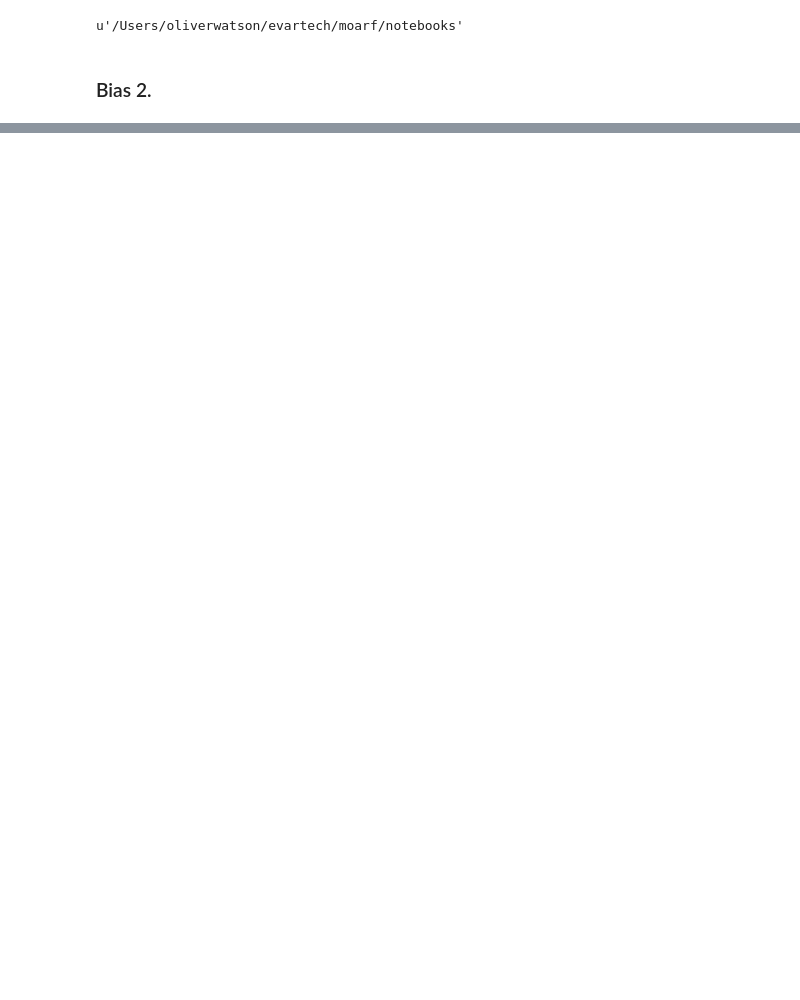
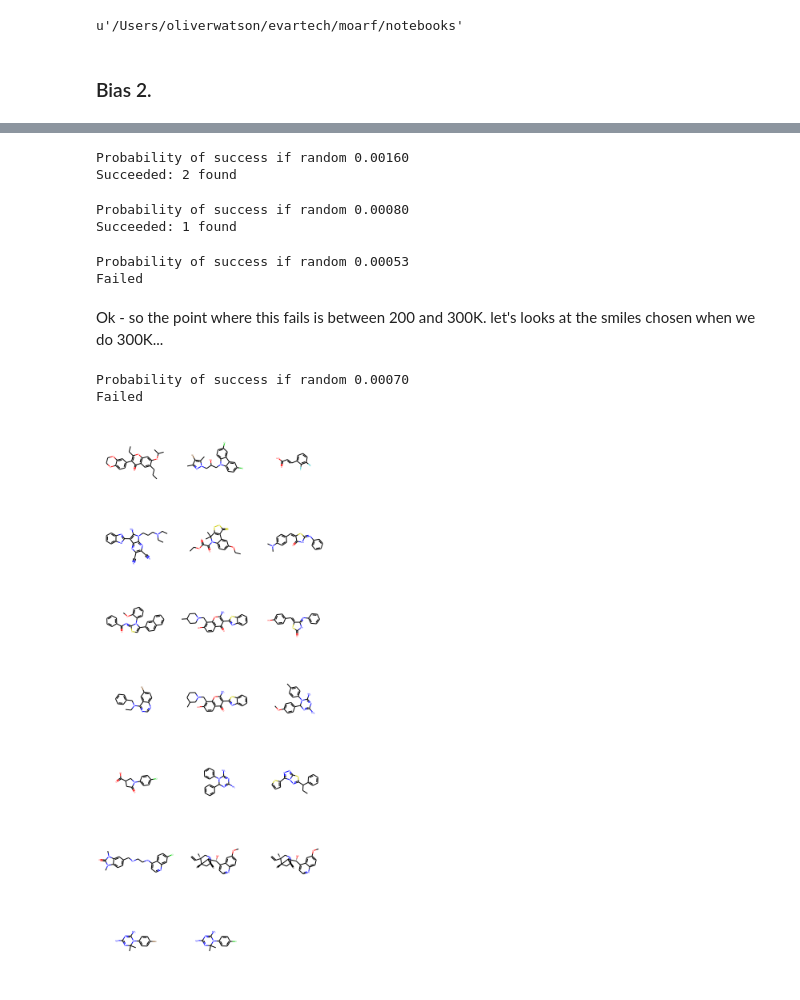
Before and after one commit to owatson/PenalizedPrediction, a Jupyter notebook: MalariaPaper.ipynb, the cells around one changed output, grey strips where cells are left out. Drawn from its saved outputs; the diff is of its cells as text; code cells hidden in the pictures; blank space fills up the shorter version.

```diff
--- a/MalariaPaper.ipynb
+++ b/MalariaPaper.ipynb
@@ -858,0 +937,59 @@ _ = plt.title('Estimate of fraction of actives as function of distance from an a
+# %%
+# first ~ 500K molport compounds...  these already have min dists to the malaria dataset.
+mp1 = pd.read_pickle(std_files[0])
+# %%
+# We'll choose the first num_choice compounds from the first molport file - and then add on
+# the 8 good compounds at the end...
+num_choice = 100000
+# %%
+def run_experiment(num_choice=100*1000, smiles=False, fs=False, to_choose=20):
+    A = 8 # Number of ones you actually want
+    print('Probability of success if random %.5f' % prob_random(num_choice + A, A=A, T=to_choose))
+    fps = np.vstack((np.asarray([fp for fp in mp1.fps.values[:num_choice]]),
+                     np.asarray([fp for fp in gd.fps.values])))
+    mdists = np.concatenate((mp1.min_dist.values[:num_choice], gd_dists))
+    sms = np.concatenate((mp1.SMILESIS.values[:num_choice], gd.index.values))
+    pot = pot_model.predict(fps)
+    # Predicted potency using he formula in the paper...
+    fa = full_models['frac_act'](mdists)
+    rfb = full_models['rfb'](mdists)
+    potency = fa * (rfb * pot + (1-rfb)*active_level) + (1-fa)*inactive_level
+    potency[np.isnan(potency)] = 0
+    potency[sms == 'None'] = 0
+    #x = sum(np.argsort(np.argsort(potency))[-A:] > num_choice + A - to_choose)
+    x = sum(np.argsort(potency)[-to_choose:] > num_choice)
+    if (x > 0):
+        print('Succeeded: %d found' % x)
+    else:
+        print('Failed')
+    idcs = np.argsort(potency)[-to_choose:]
+    if smiles:
+        return sms[idcs]
+    if fs:
+        return (fps[idcs], potency[idcs], idcs)
+# %%
+run_experiment()
+# %% [output]
+Probability of success if random 0.00160
+Succeeded: 2 found
+# %%
+run_experiment(200*1000)
+# %% [output]
+Probability of success if random 0.00080
+Succeeded: 1 found
+# %%
+run_experiment(300*1000)
+# %% [output]
+Probability of success if random 0.00053
+Failed
+# %% [markdown]
+Ok - so the point where this fails is between 200 and 300K.  let's looks at the smiles chosen when we do 300K...
+# %%
+sms = run_experiment(230*1000, smiles=True)
+# %% [output]
+Probability of success if random 0.00070
+Failed
+# %%
+Chem.Draw.MolsToGridImage([Chem.MolFromSmiles(x) for x in sms])
+# %% [output]
+[figure, added]
```
Also changed, not shown: parts of 44 cells of this notebook, 3 other files.
